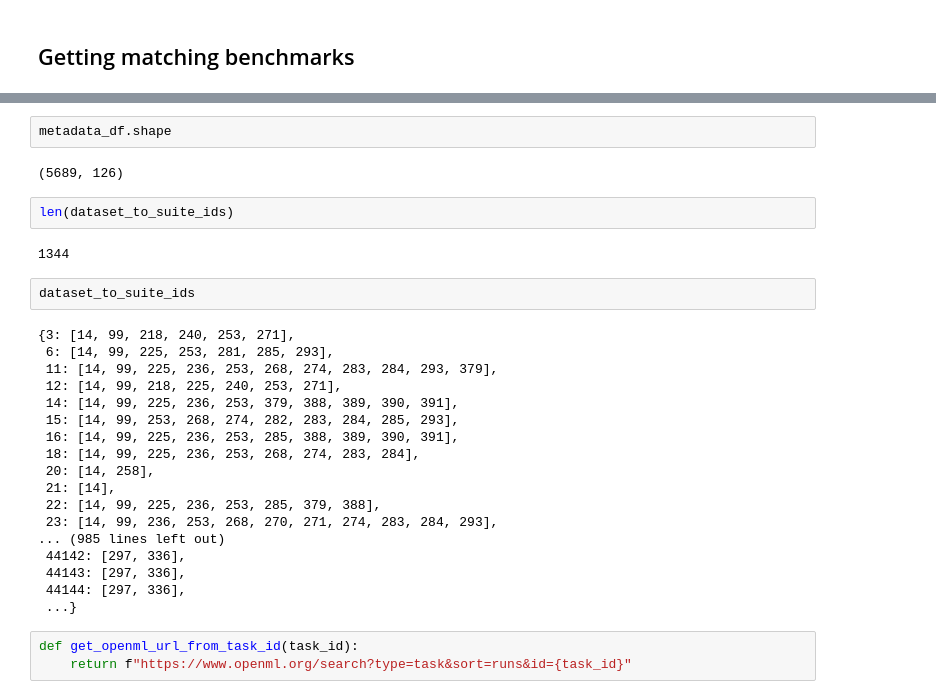
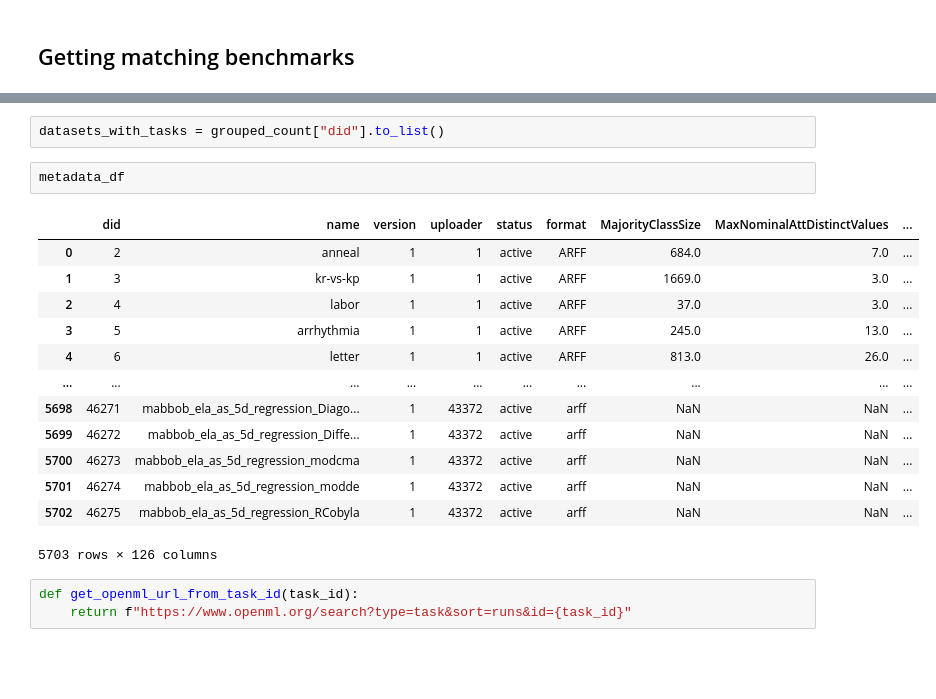
Before and after one commit to openml-labs/ai_search, a Jupyter notebook: useful_scripts/compile_data.ipynb, the cells around one changed output, grey strips where cells are left out. Saved outputs shown, nothing was run; the diff lists cells and outputs as text; blank space fills up the shorter version.

```diff
--- a/useful_scripts/compile_data.ipynb
+++ b/useful_scripts/compile_data.ipynb
@@ -363,31 +362,21 @@ dataset_to_suite_ids = dict(dataset_to_suite_ids)
+# %%
+datasets_with_tasks = grouped_count["did"].to_list()
 # %%
-metadata_df.shape
+metadata_df
 # %% [output]
+|  | did | name | version | uploader | status | format | MajorityClassSize | MaxNominalAttDistinctValues | ... |
+| 0 | 2 | anneal | 1 | 1 | active | ARFF | 684.0 | 7.0 | ... |
+| 1 | 3 | kr-vs-kp | 1 | 1 | active | ARFF | 1669.0 | 3.0 | ... |
+| 2 | 4 | labor | 1 | 1 | active | ARFF | 37.0 | 3.0 | ... |
+| 3 | 5 | arrhythmia | 1 | 1 | active | ARFF | 245.0 | 13.0 | ... |
+| 4 | 6 | letter | 1 | 1 | active | ARFF | 813.0 | 26.0 | ... |
+| ... | ... | ... | ... | ... | ... | ... | ... | ... | ... |
+| 5698 | 46271 | mabbob_ela_as_5d_regression_Diago... | 1 | 43372 | active | arff | NaN | NaN | ... |
+| 5699 | 46272 | mabbob_ela_as_5d_regression_Diffe... | 1 | 43372 | active | arff | NaN | NaN | ... |
+| 5700 | 46273 | mabbob_ela_as_5d_regression_modcma | 1 | 43372 | active | arff | NaN | NaN | ... |
+| 5701 | 46274 | mabbob_ela_as_5d_regression_modde | 1 | 43372 | active | arff | NaN | NaN | ... |
+| 5702 | 46275 | mabbob_ela_as_5d_regression_RCobyla | 1 | 43372 | active | arff | NaN | NaN | ... |
-(5689, 126)
+5703 rows × 126 columns
-# %%
-len(dataset_to_suite_ids)
-# %% [output]
-1344
-# %%
-dataset_to_suite_ids
-# %% [output]
-{3: [14, 99, 218, 240, 253, 271],
- 6: [14, 99, 225, 253, 281, 285, 293],
- 11: [14, 99, 225, 236, 253, 268, 274, 283, 284, 293, 379],
- 12: [14, 99, 218, 225, 240, 253, 271],
- 14: [14, 99, 225, 236, 253, 379, 388, 389, 390, 391],
- 15: [14, 99, 253, 268, 274, 282, 283, 284, 285, 293],
- 16: [14, 99, 225, 236, 253, 285, 388, 389, 390, 391],
- 18: [14, 99, 225, 236, 253, 268, 274, 283, 284],
- 20: [14, 258],
- 21: [14],
- 22: [14, 99, 225, 236, 253, 285, 379, 388],
- 23: [14, 99, 236, 253, 268, 270, 271, 274, 283, 284, 293],
-... (985 lines left out)
- 44142: [297, 336],
- 44143: [297, 336],
- 44144: [297, 336],
- ...}
 # %%
 def get_openml_url_from_task_id(task_id):
     return f"https://www.openml.org/search?type=task&sort=runs&id={task_id}"
```
Also changed, not shown: parts of 21 cells of this notebook, 26 other files.
